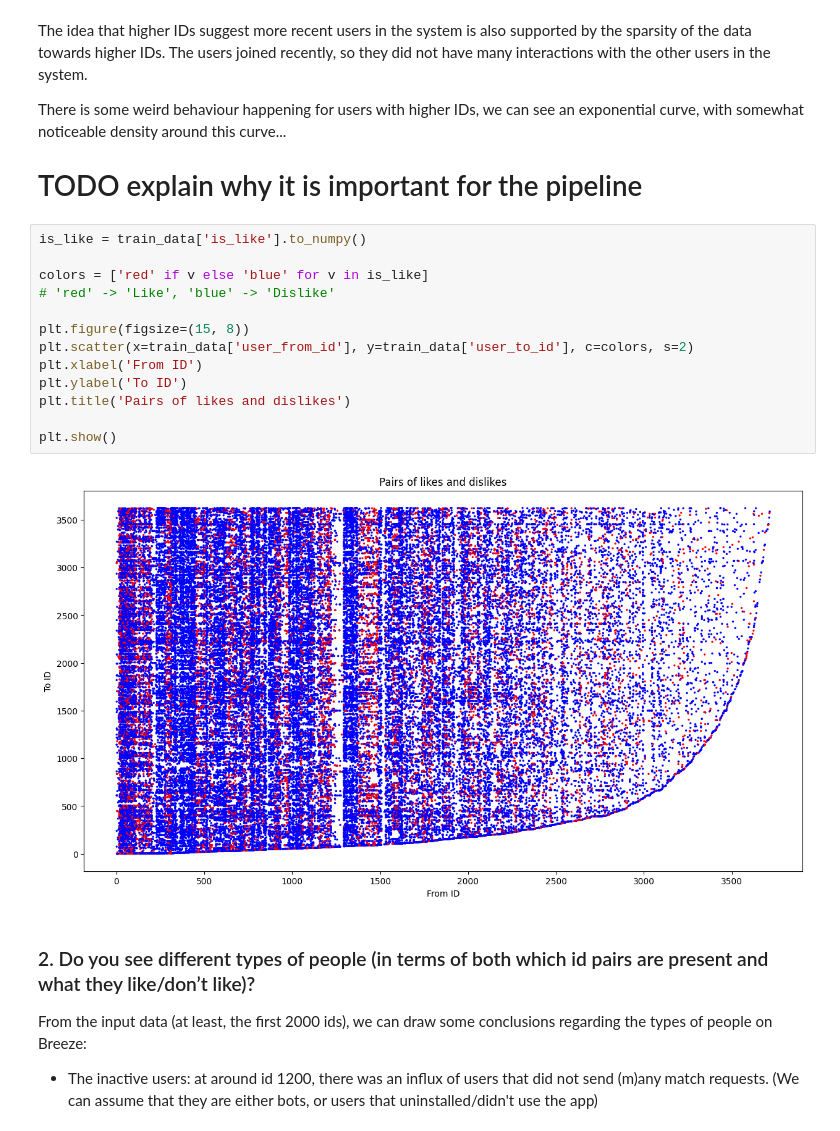
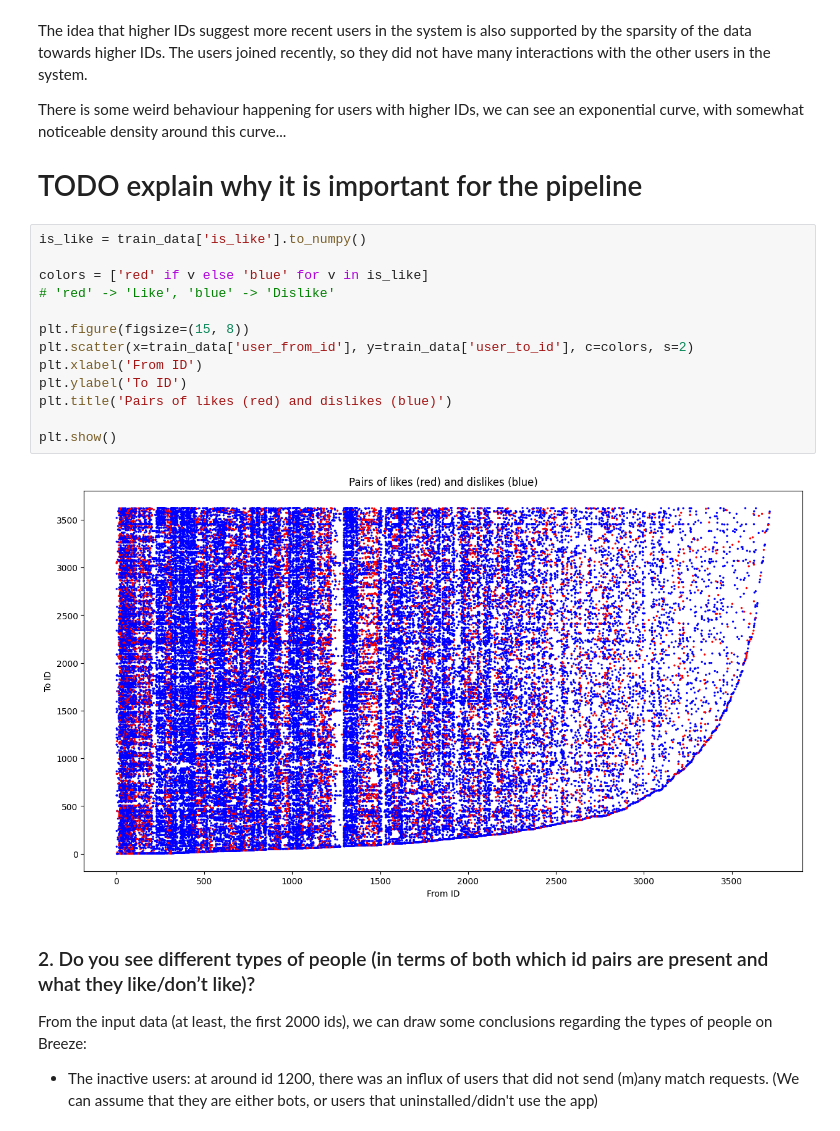
Before and after one commit to andreist3fan/vitejii-dm-2, a Jupyter notebook: DataMiningAssignment2.ipynb, the cells around one changed output. Drawn from its saved outputs; the diff is of its cells as text.

```diff
--- a/DataMiningAssignment2.ipynb
+++ b/DataMiningAssignment2.ipynb
@@ -26,18 +26,18 @@ There is some weird behaviour happening for users with higher IDs, we can see an
 # %%
 is_like = train_data['is_like'].to_numpy()
 
 colors = ['red' if v else 'blue' for v in is_like]
 # 'red' -> 'Like', 'blue' -> 'Dislike'
 
 plt.figure(figsize=(15, 8))
 plt.scatter(x=train_data['user_from_id'], y=train_data['user_to_id'], c=colors, s=2)
 plt.xlabel('From ID')
 plt.ylabel('To ID')
-plt.title('Pairs of likes and dislikes')
+plt.title('Pairs of likes (red) and dislikes (blue)')
 
 plt.show()
 # %% [output]
-[figure, old version]
+[figure, new version]
 # %% [markdown]
 ### 2. Do you see different types of people (in terms of both which id pairs are present and what they like/don’t like)?
 
```
Also changed, not shown: parts of 16 cells of this notebook, 1 other file.
